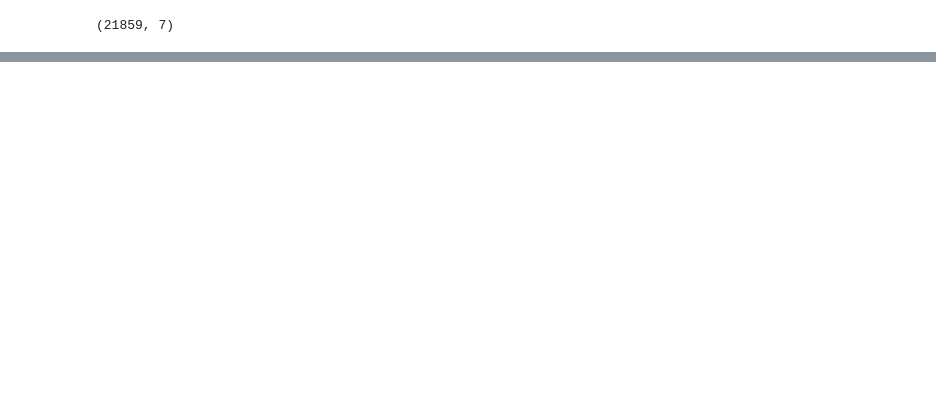
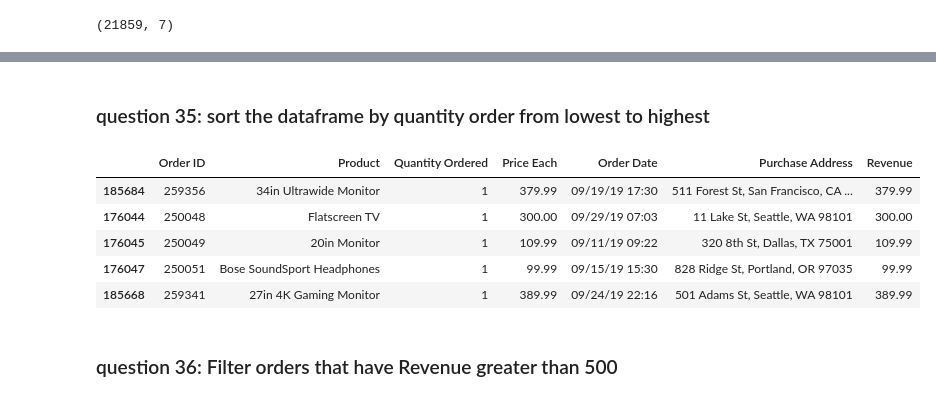
Before and after one commit to madarlya/Pandas-, a Jupyter notebook: ds_with_pandas_2.ipynb, the cells around one changed output, grey strips where cells are left out. Cells and saved outputs as stored; diff of their text form; code cells hidden in the pictures; blank space fills up the shorter version.

```diff
--- a/ds_with_pandas_2.ipynb
+++ b/ds_with_pandas_2.ipynb
@@ -291,0 +318,13 @@ print(usbc_orders.shape)
+# %% [markdown]
+### question 35: sort the dataframe by quantity order from lowest to highest
+# %%
+df.sort_values('Quantity Ordered',ascending=True).head()
+# %% [output]
+|  | Order ID | Product | Quantity Ordered | Price Each | Order Date | Purchase Address | Revenue |
+| 185684 | 259356 | 34in Ultrawide Monitor | 1 | 379.99 | 09/19/19 17:30 | 511 Forest St, San Francisco, CA ... | 379.99 |
+| 176044 | 250048 | Flatscreen TV | 1 | 300.00 | 09/29/19 07:03 | 11 Lake St, Seattle, WA 98101 | 300.00 |
+| 176045 | 250049 | 20in Monitor | 1 | 109.99 | 09/11/19 09:22 | 320 8th St, Dallas, TX 75001 | 109.99 |
+| 176047 | 250051 | Bose SoundSport Headphones | 1 | 99.99 | 09/15/19 15:30 | 828 Ridge St, Portland, OR 97035 | 99.99 |
+| 185668 | 259341 | 27in 4K Gaming Monitor | 1 | 389.99 | 09/24/19 22:16 | 501 Adams St, Seattle, WA 98101 | 389.99 |
+# %% [markdown]
+### question 36: Filter orders that have Revenue greater than 500
```
Also changed, not shown: parts of 18 cells of this notebook.
